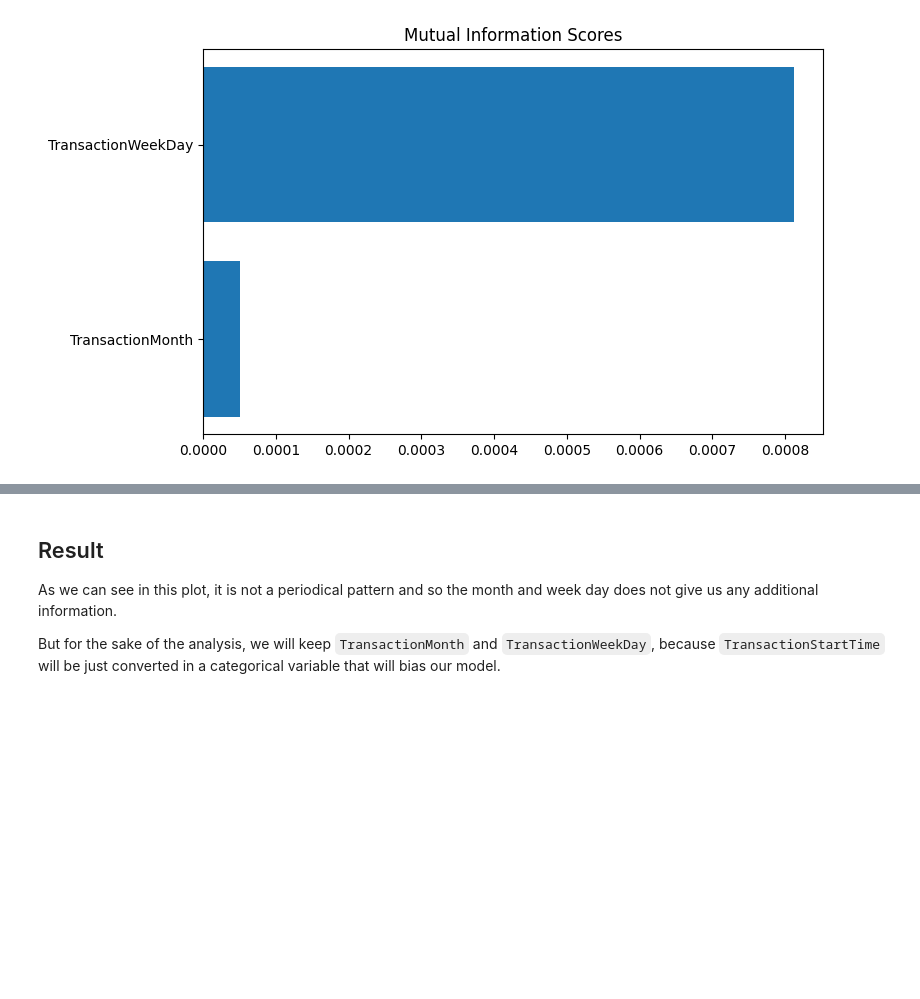
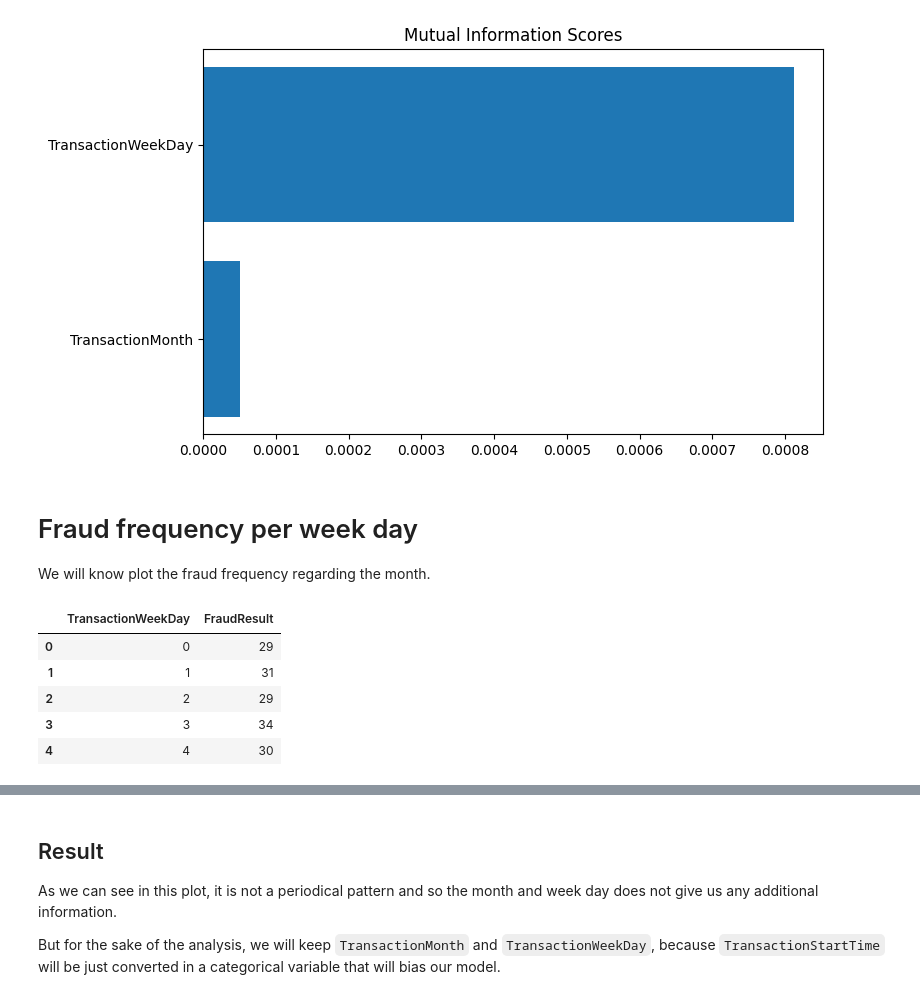
Before and after one commit to alex210501/AI5L-L1-FraudDetection, a Jupyter notebook: ml_project.ipynb, the cells around one changed output, grey strips where cells are left out. Cells and saved outputs as stored; diff of their text form; code cells hidden in the pictures; blank space fills up the shorter version.

```diff
--- a/ml_project.ipynb
+++ b/ml_project.ipynb
@@ -250,3 +250,26 @@ plt.figure(dpi=100, figsize=(8, 5))
 plot_mi_scores(mi_scores)
 # %% [output]
 [figure]
+# %% [markdown]
+# Fraud frequency per week day
+
+We will know plot the fraud frequency regarding the month.
+# %%
+# Create DataFram with the month and fraud
+FraudMonth = pd.DataFrame({
+    'TransactionWeekDay': TransactionStartTimeDetails['TransactionWeekDay'],
+    'FraudResult': training_data['FraudResult'],
+})
+
+# Group the dataframe by month
+FraudPerMonth = FraudMonth.groupby('TransactionWeekDay').sum()
+FraudPerMonth.reset_index(inplace=True)
+
+FraudPerMonth.head()
+# %% [output]
+|  | TransactionWeekDay | FraudResult |
+| 0 | 0 | 29 |
+| 1 | 1 | 31 |
+| 2 | 2 | 29 |
+| 3 | 3 | 34 |
+| 4 | 4 | 30 |
```
Also changed, not shown: parts of 4 cells of this notebook.
